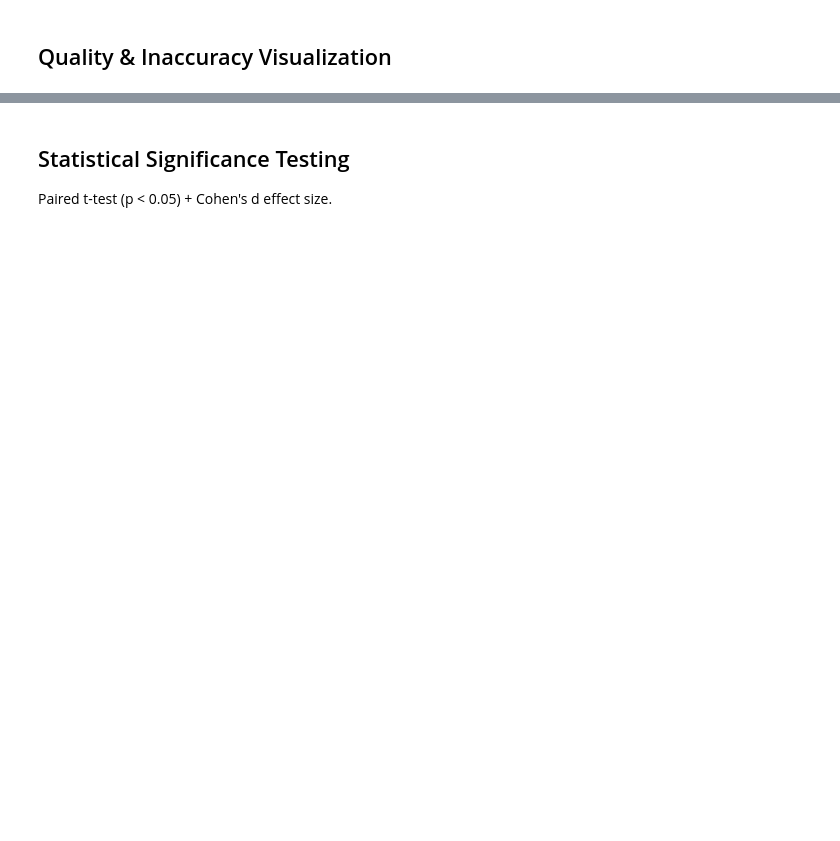
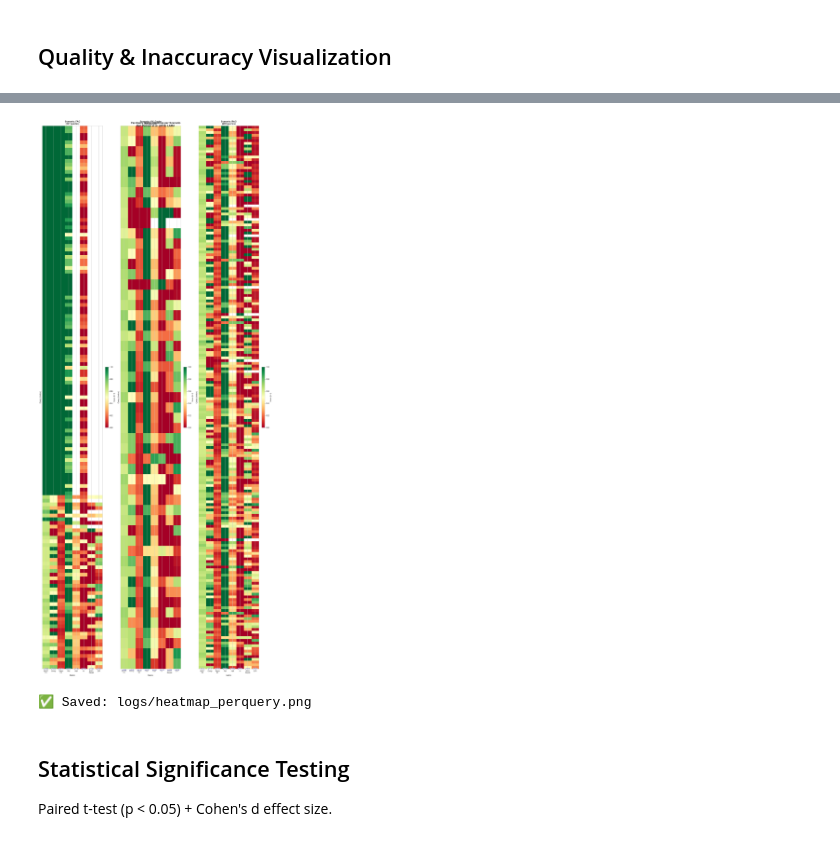
Before and after one commit to samuelsitio26/llm-chatbot-RAG-CAG, a Jupyter notebook: notebooks/Evaluate.ipynb, the cells around one changed output, grey strips where cells are left out. Drawn from its saved outputs; the diff is of its cells as text; code cells hidden in the pictures; blank space fills up the shorter version.

```diff
--- a/notebooks/Evaluate.ipynb
+++ b/notebooks/Evaluate.ipynb
@@ -1258,3 +1697,72 @@ print("✅ Saved: logs/quality_metrics.png")
+# %%
+# 🗺️  PER-QUERY METRIC HEATMAP
+#
+# Justifikasi:
+#   Petroni et al. (2019) LAMA menggunakan heatmap untuk memvisualisasikan
+#   konsistensi kinerja per-query di berbagai skenario sekaligus.
+#   Heatmap membantu mengidentifikasi outlier dan query yang secara konsisten
+#   berkinerja buruk, yang tidak terlihat pada ringkasan rata-rata saja.
+
+import numpy as _np_hm
+
+_hm_keys   = ['bert', 'comp', 'tf1', 'rel', 'hall', 'irr', 'recall', 'eir']
+_hm_labels = ['BERT\nF1', 'Comp', 'Token\nF1', 'Rel', 'Hall', 'Irr', 'RAG\nRecall', 'EIR']
+
+_scen_order = [s for s in ['FAQ', 'KV_Cache', 'RAG', 'CAG'] if s in scenario_results]
+
+if not _scen_order:
+    print("⚠️  Tidak ada data skenario — jalankan sel evaluasi terlebih dahulu")
+else:
+    n_scen = len(_scen_order)
+    fig, axes = plt.subplots(1, n_scen, figsize=(5 * n_scen, max(6, len(scenario_results.get(_scen_order[0], [])) // 4)),
+                             squeeze=False)
+    fig.suptitle(
+        'Per-Query Metric Heatmap per Scenario\n'
+        'Ref: Petroni et al. (2019) LAMA',
+        fontsize=12, fontweight='bold'
+    )
+
+    for col, scen in enumerate(_scen_order):
+        sres = scenario_results[scen]
+        n_q  = len(sres)
+        mat  = _np_hm.full((n_q, len(_hm_keys)), _np_hm.nan)
+
+        for row, r in enumerate(sres):
+            for c, mk in enumerate(_hm_keys):
+                v = r.get('metrics', {}).get(mk, _np_hm.nan)
+                if v == v:  # not NaN
+                    mat[row, c] = v
+
+        ax = axes[0][col]
+        im = ax.imshow(mat, aspect='auto', vmin=0, vmax=1,
+                       cmap='RdYlGn', interpolation='nearest')
+
+        ax.set_xticks(range(len(_hm_labels)))
+        ax.set_xticklabels(_hm_labels, fontsize=8)
+        ax.set_yticks([])
+        ax.set_xlabel('Metric', fontsize=9)
+        ax.set_ylabel('Query (index)', fontsize=9)
+        ax.set_title(f'Scenario: {scen}\n({n_q} queries)', fontsize=10, fontweight='bold')
+
+        # Colorbar
+        cb = plt.colorbar(im, ax=ax, fraction=0.046, pad=0.04)
+        cb.set_label('Score [0–1]', fontsize=8)
+
+        # Mean annotation row below heatmap
+        for c in range(len(_hm_keys)):
+            col_vals = [mat[r, c] for r in range(n_q) if not _np_hm.isnan(mat[r, c])]
+            if col_vals:
+                ax.text(c, n_q - 0.3, f'μ={_np_hm.mean(col_vals):.2f}',
+                        ha='center', va='bottom', fontsize=6.5, color='navy',
+                        bbox=dict(facecolor='white', alpha=0.6, pad=1, edgecolor='none'))
+
+    plt.tight_layout()
+    plt.savefig('../logs/heatmap_perquery.png', dpi=150, bbox_inches='tight')
+    plt.show()
+    print("✅ Saved: logs/heatmap_perquery.png")
+# %% [output]
+[figure, added]
+✅ Saved: logs/heatmap_perquery.png
 # %% [markdown]
 ## Statistical Significance Testing
 Paired t-test (p < 0.05) + Cohen's d effect size.
```
Also changed, not shown: parts of 17 cells of this notebook, 18 other files.
